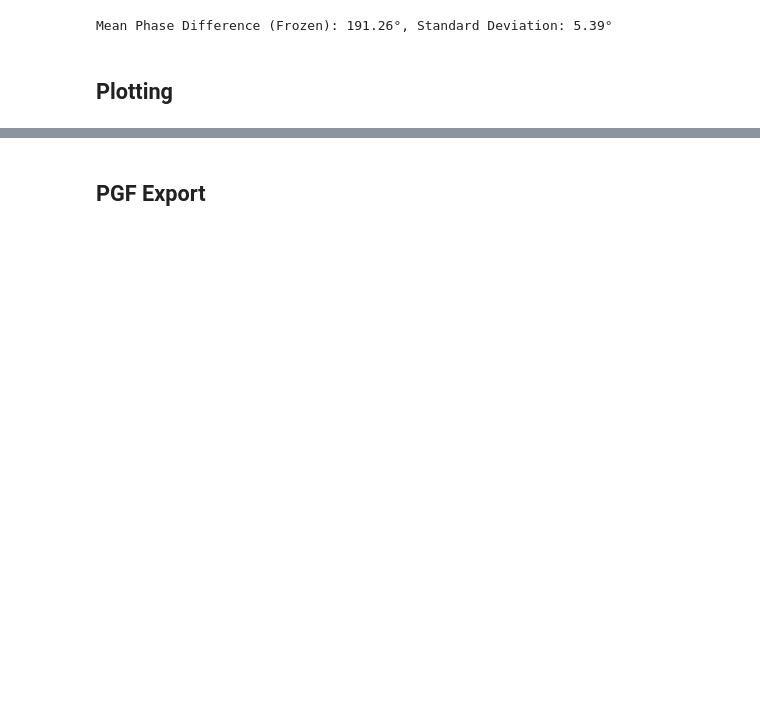
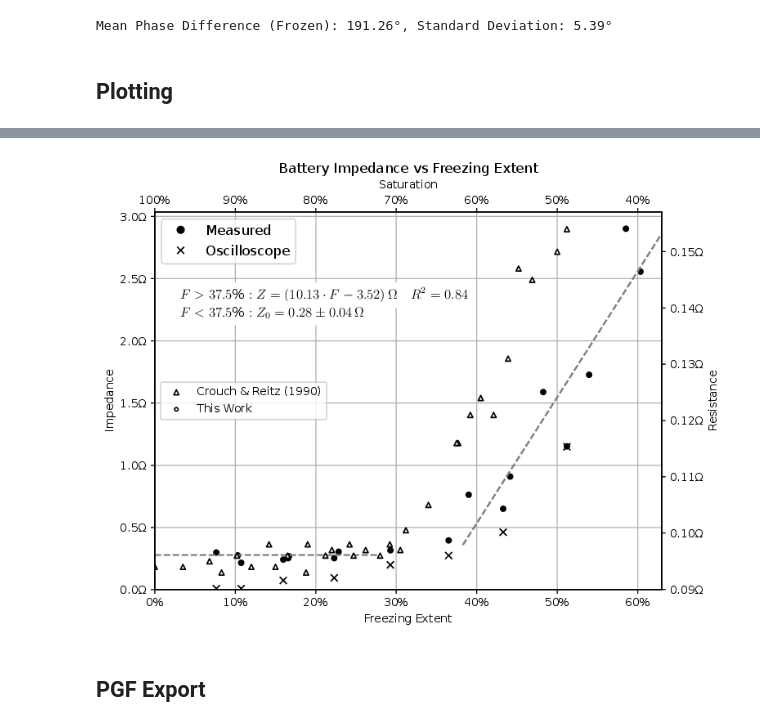
Before and after one commit to LawrenceStanton/SISPS-BATT-INT-CAL, a Jupyter notebook: Notebook/scope.ipynb, the cells around one changed output, grey strips where cells are left out. Drawn from its saved outputs; the diff is of its cells as text; code cells hidden in the pictures; blank space fills up the shorter version.

```diff
--- a/Notebook/scope.ipynb
+++ b/Notebook/scope.ipynb
@@ -627,3 +628,15 @@ freezing_vs_impedance_fig_scope
+# %%
+from Impedance import add_saturation_to_impedance_plot, saturation_data  # type: ignore
+
+freezing_vs_impedance_fig_scope_sat = add_saturation_to_impedance_plot(
+    freezing_vs_impedance_fig_scope,
+    saturation_data,
+    nominal_saturation=1.0,
+)
+
+freezing_vs_impedance_fig_scope_sat
+# %% [output]
+[figure, added]
 # %% [markdown]
 ## PGF Export
 # %%
```
Also changed, not shown: parts of 4 cells of this notebook, 21 other files.
